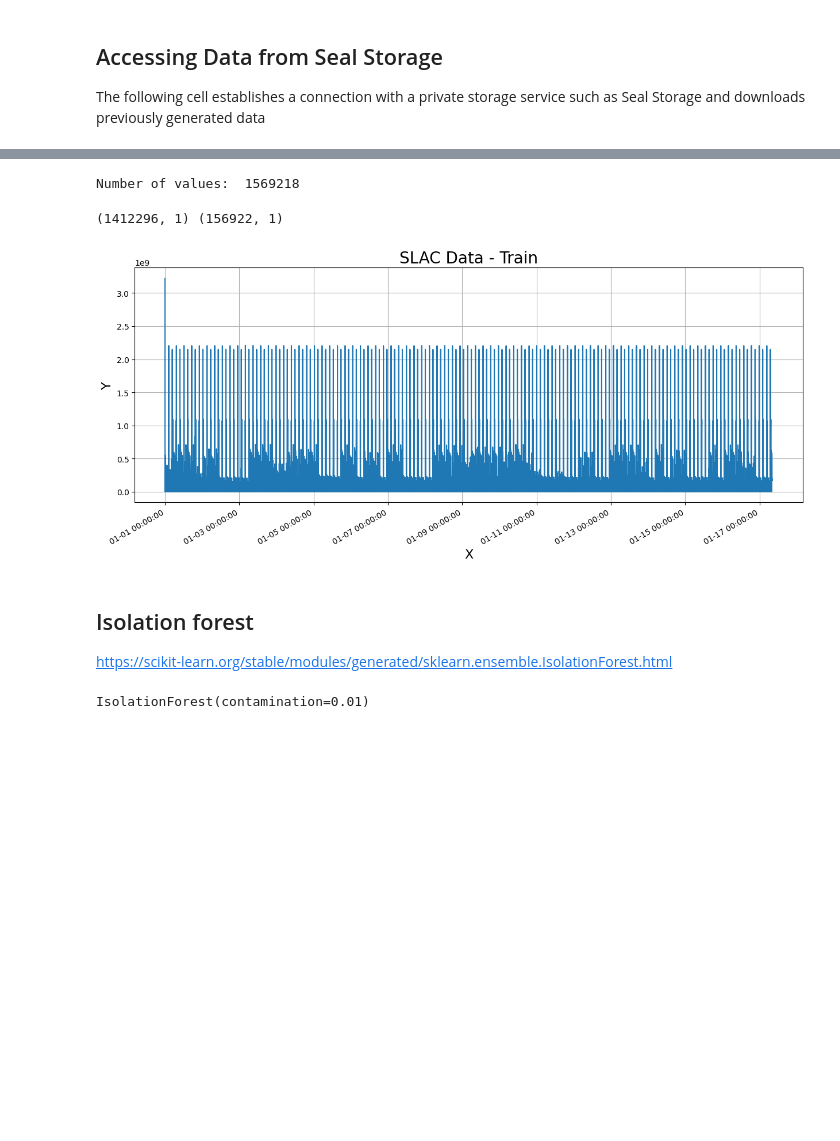
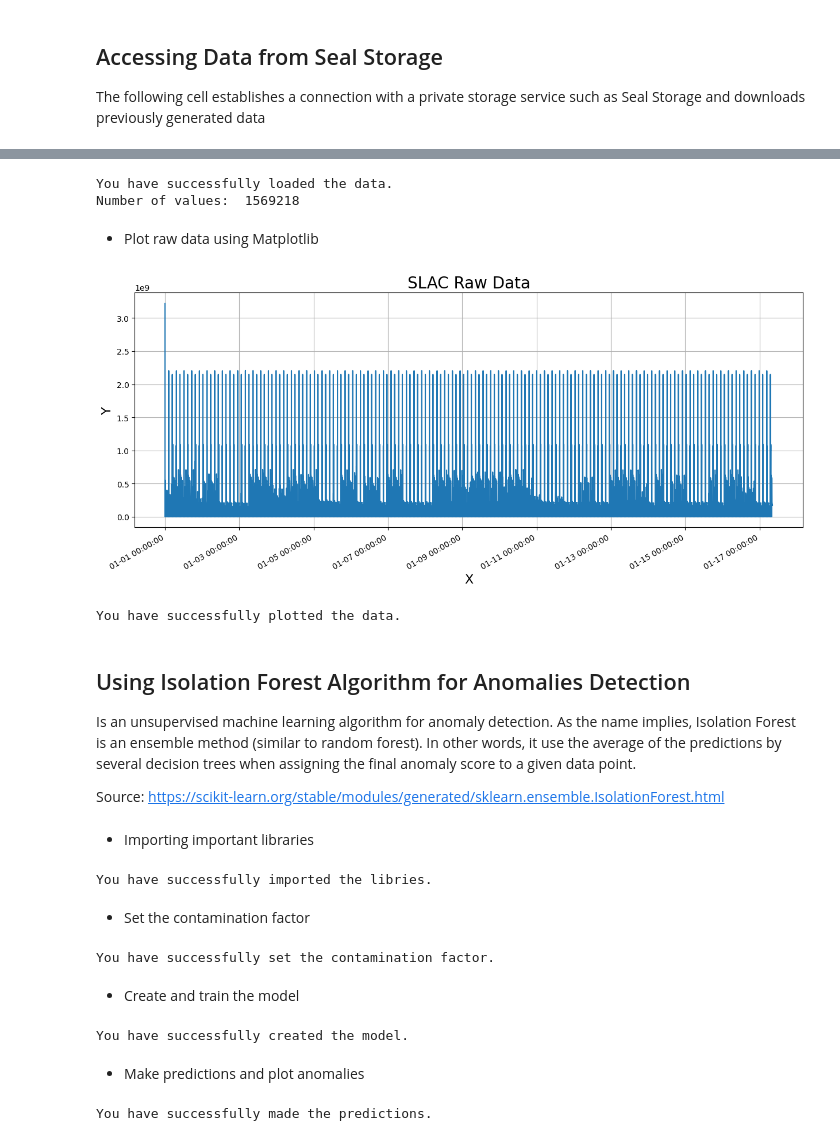
Before and after one commit to nsdf-fabric/nsdf-slac, a Jupyter notebook: Anomaly detection.ipynb, the cells around one changed output, grey strips where cells are left out. Saved outputs shown, nothing was run; the diff lists cells and outputs as text; code cells hidden in the pictures; blank space fills up the shorter version.

```diff
--- a/Anomaly detection.ipynb
+++ b/Anomaly detection.ipynb
@@ -68,6 +74,18 @@ You have successfully downloaded the data from Dataverse.
 # load data using numpy
 npz = np.load("data.npz")
 df = pd.DataFrame.from_dict({item: npz[item] for item in npz.files}, orient="columns")
+index = pd.date_range("1/1/2000", periods=df.shape[0], freq="1S")
+
+# Creating train and test dataframes
+df.index = index
+new_df = df.iloc[: int(df.shape[0] * 0.9)]
+test_df = df.iloc[int(df.shape[0] * 0.9) :]
+
+# final data frame: frequency estimation
+final_df = new_df.asfreq(pd.infer_freq(new_df.index))
+
+print("You have successfully loaded the data.")
 print("Number of values: ", df.shape[0])
 # %% [output]
+You have successfully loaded the data.
 Number of values:  1569218
@@ -77,8 +91,0 @@ index = pd.date_range("1/1/2000", periods=df.shape[0], freq="1S")
-# %%
-# Creating train and test dataframes
-df.index = index
-new_df = df.iloc[: int(df.shape[0] * 0.9)]
-test_df = df.iloc[int(df.shape[0] * 0.9) :]
-print(new_df.shape, test_df.shape)
-# %% [output]
-(1412296, 1) (156922, 1)
@@ -88,35 +92,68 @@ final_df = new_df.asfreq(pd.infer_freq(new_df.index))
+# %% [markdown]
+* Plot raw data using Matplotlib
 # %%
 # plot train data
 myFmt = mdates.DateFormatter("%m-%d %H:%M:%S")
 plt.figure(figsize=(15, 6))
 plt.plot(final_df)
-plt.title("SLAC Data - Train", fontsize=20)
+plt.title("SLAC Raw Data", fontsize=20)
 plt.ylabel("Y", fontsize=16)
 plt.xlabel("X", fontsize=16)
 plt.gca().xaxis.set_major_formatter(myFmt)
 plt.gcf().autofmt_xdate()
 plt.grid()
 plt.show()
+print("You have successfully plotted the data.")
 # %% [output]
-[figure, old version]
+[figure, new version]
+You have successfully plotted the data.
 # %% [markdown]
-## Isolation forest
-https://scikit-learn.org/stable/modules/generated/sklearn.ensemble.IsolationForest.html
+## Using Isolation Forest Algorithm for Anomalies Detection
+
+Is an unsupervised machine learning algorithm for anomaly detection. As the name implies, Isolation Forest is an ensemble method (similar to random forest). In other words, it use the average of the predictions by several decision trees when assigning the final anomaly score to a given data point.
+
+Source: https://scikit-learn.org/stable/modules/generated/sklearn.ensemble.IsolationForest.html
+# %% [markdown]
+* Importing important libraries
 # %%
 # import libraries
 from sklearn.preprocessing import StandardScaler
 from sklearn.ensemble import IsolationForest
+
+print("You have successfully imported the libries.")
+# %% [output]
+You have successfully imported the libries.
+# %% [markdown]
+* Set the contamination factor
 # %%
 # set contamination factor
 outliers_fraction = float(0.01)
+
+print("You have successfully set the contamination factor.")
+# %% [output]
+You have successfully set the contamination factor.
+# %% [markdown]
+* Create and train the model
 # %%
 scaler = StandardScaler()
 np_scaled = scaler.fit_transform(final_df.values.reshape(-1, 1))
 data = pd.DataFrame(np_scaled)
+
+model = IsolationForest(contamination=outliers_fraction)
+model.fit(data)
+
+print("You have successfully created the model.")
+# %% [output]
+You have successfully created the model.
-# %%
-# train isolation forest
-model = IsolationForest(contamination=outliers_fraction)
-model.fit(data)
-# %% [output]
-IsolationForest(contamination=0.01)
+# %% [markdown]
+* Make predictions and plot anomalies
+# %%
+# model prediction
+np_scaled = scaler.fit_transform(test_df.values.reshape(-1, 1))
+data_test = pd.DataFrame(np_scaled)
+test_df["anomaly"] = model.predict(data_test)
+
+print("You have successfully made the predictions.")
+# %% [output]
+You have successfully made the predictions.
 # %%
```
Also changed, not shown: parts of 6 cells of this notebook, 1 other file.
